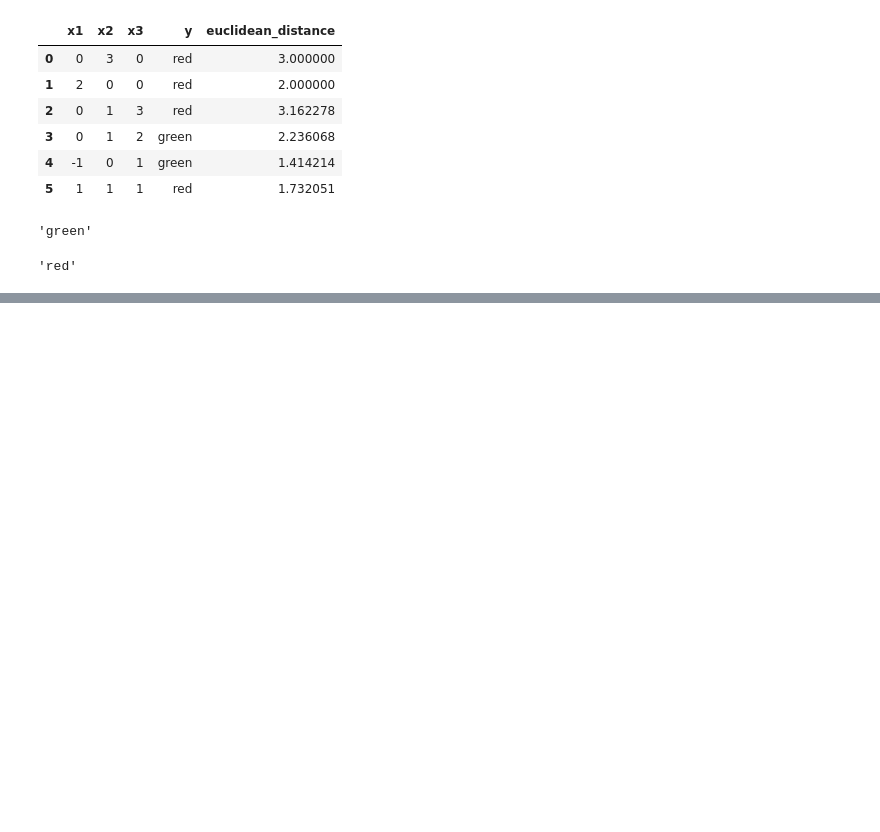
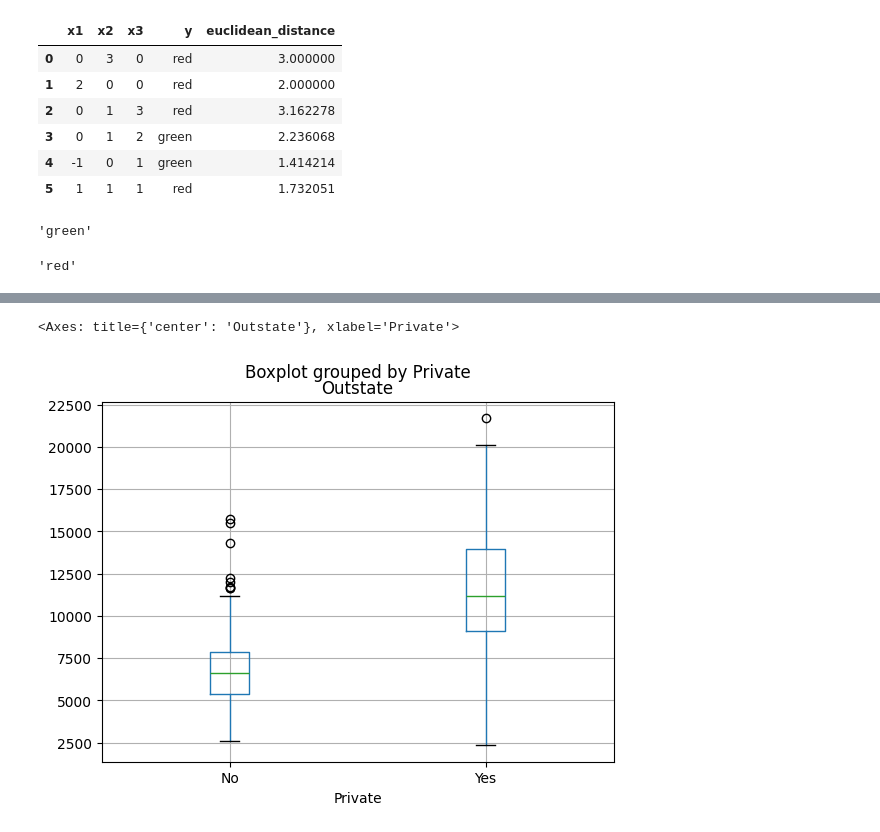
Before and after one commit to jwafle/isl, a Jupyter notebook: chapter_2/exercises.ipynb, the cells around one changed output, grey strips where cells are left out. Saved outputs shown, nothing was run; the diff lists cells and outputs as text; code cells hidden in the pictures; blank space fills up the shorter version.

```diff
--- a/chapter_2/exercises.ipynb
+++ b/chapter_2/exercises.ipynb
@@ -123,0 +178,8 @@ prediction
+# %%
+# 8e
+college.boxplot(column=[
+    'Outstate',
+], by='Private')
+# %% [output]
+<Axes: title={'center': 'Outstate'}, xlabel='Private'>
+[figure, added]
```
Also changed, not shown: parts of 11 cells of this notebook, 1 other file.
